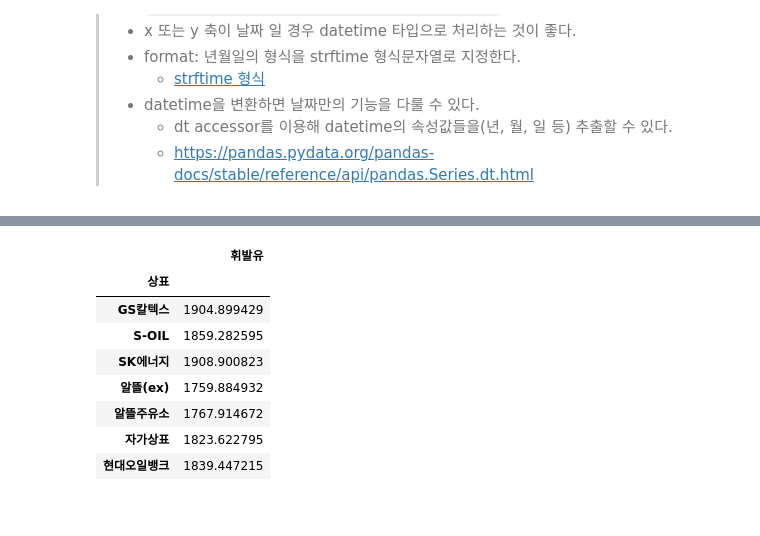
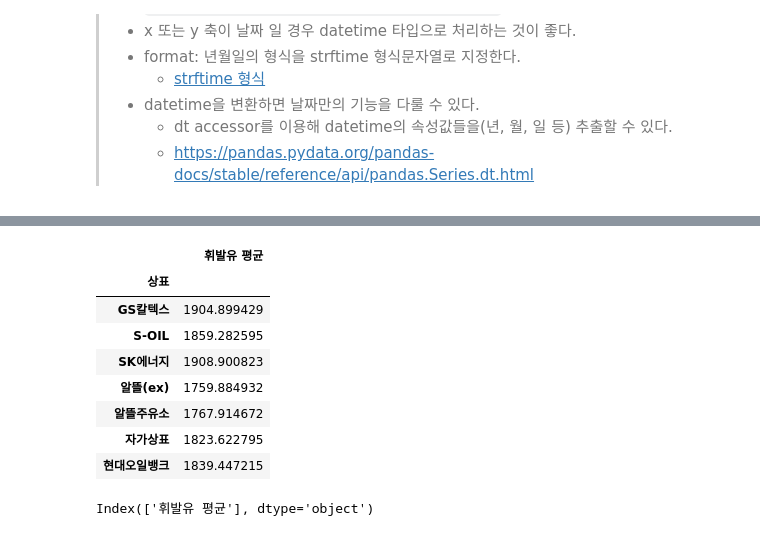
Before and after one commit to Hyunzuny/classes, a Jupyter notebook: 05.시각화/주유소예제/서울시 주유소 유가 데이터 분석.ipynb, the cells around one changed output, grey strips where cells are left out. Cells and saved outputs as stored; diff of their text form; code cells hidden in the pictures.

```diff
--- a/05.시각화/주유소예제/서울시 주유소 유가 데이터 분석.ipynb
+++ b/05.시각화/주유소예제/서울시 주유소 유가 데이터 분석.ipynb
@@ -155,3 +155,6 @@ result[['지역']]
 > - datetime을 변환하면 날짜만의 기능을 다룰 수 있다.
 >     - dt accessor를 이용해 datetime의 속성값들을(년, 월, 일 등) 추출할 수 있다.
 >     - https://pandas.pydata.org/pandas-docs/stable/reference/api/pandas.Series.dt.html
+# %%
+k = pd.to_datetime(df['기간'], format='%Y%m%d')
+k
@@ -157,0 +174,6 @@ result[['지역']]
+# %%
+df['바꾼기간'] = k
+# %%
+result['월'] = df['바꾼기간'].dt.month
+# %%
+result['일'] = df['바꾼기간'].dt.day
@@ -257,11 +328,12 @@ result[result['경유']>0].sort_values('경유', ascending=False).head()
 # %%
 # 상표별 휘발유 평균가격 조회
 k = result.pivot_table(index = '상표',
                   values = '휘발유',
                   aggfunc= 'mean')
+k.columns = ['휘발유 평균']
 k
 # %% [output]
-|  | 휘발유 |
+|  | 휘발유 평균 |
 | 상표 |  |
 | GS칼텍스 | 1904.899429 |
 | S-OIL | 1859.282595 |
@@ -270,3 +342,7 @@ k
 | 알뜰주유소 | 1767.914672 |
 | 자가상표 | 1823.622795 |
 | 현대오일뱅크 | 1839.447215 |
+# %%
+k.columns
+# %% [output]
+Index(['휘발유 평균'], dtype='object')
```
Also changed, not shown: parts of 29 cells of this notebook, 11 other files.
